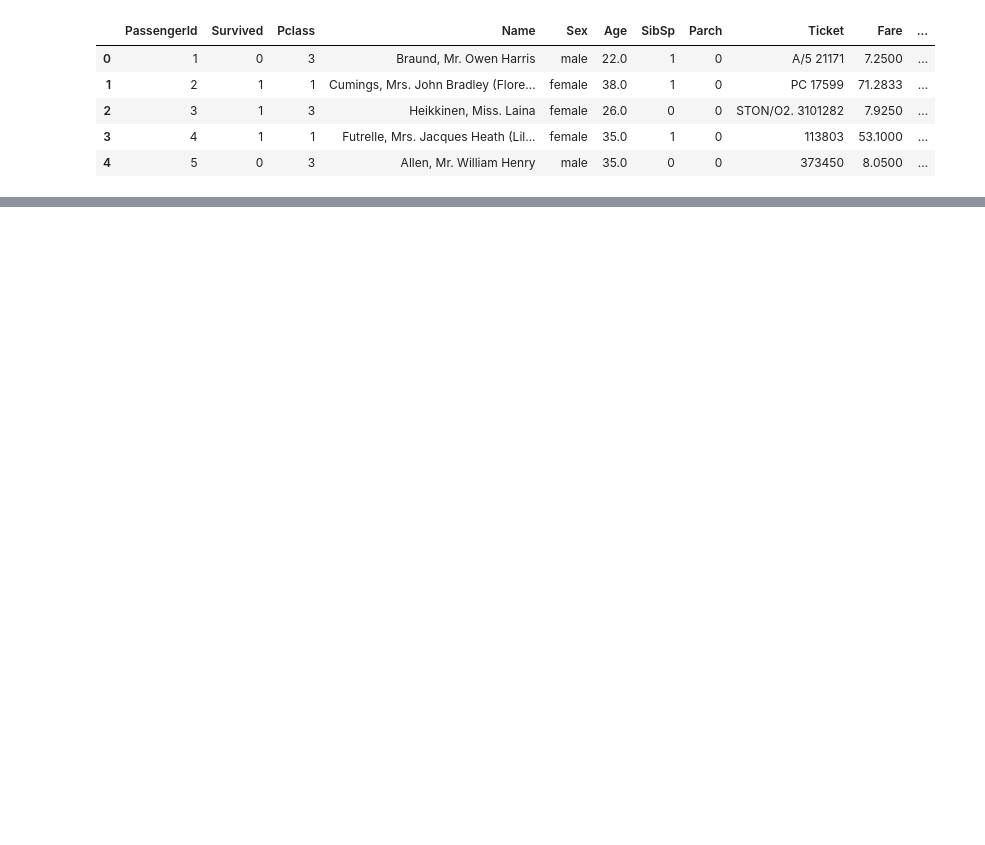
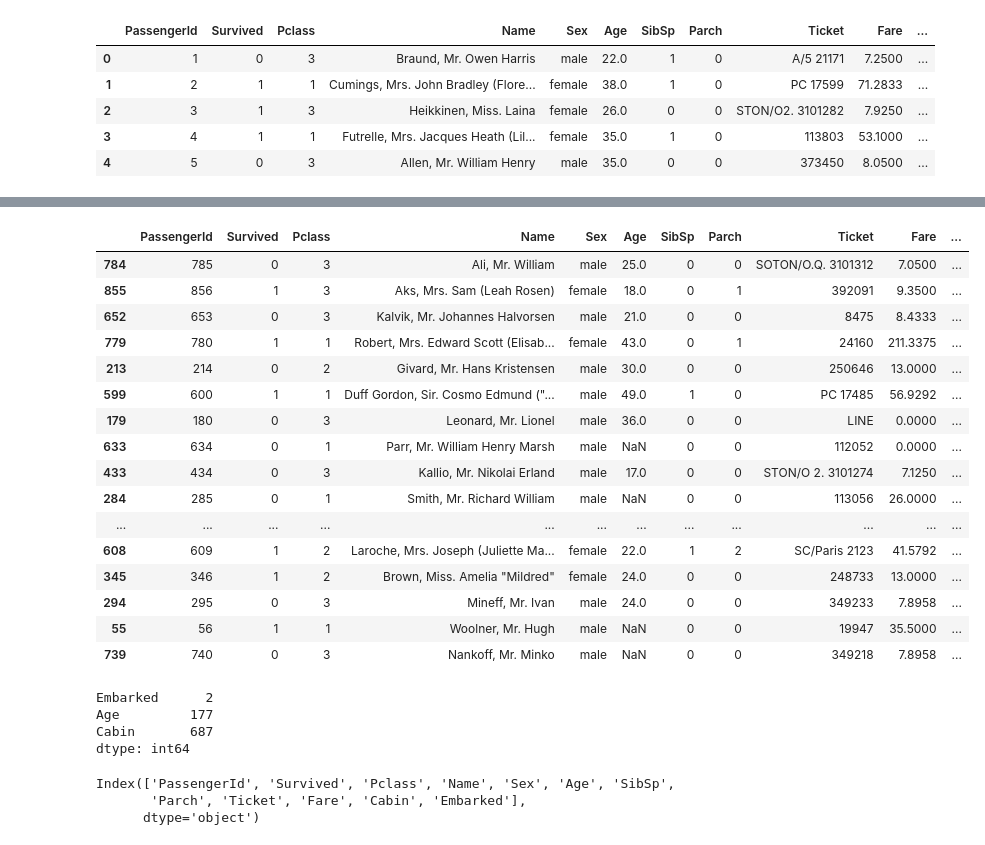
Before and after one commit to innovator-arjun/Titanic-Survival-Prediction, a Jupyter notebook: Titanic-Survival Prediction.ipynb, the cells around one changed output, grey strips where cells are left out. Saved outputs shown, nothing was run; the diff lists cells and outputs as text; code cells hidden in the pictures; blank space fills up the shorter version.

```diff
--- a/Titanic-Survival Prediction.ipynb
+++ b/Titanic-Survival Prediction.ipynb
@@ -13,0 +37,34 @@ tit_train.head()
+# %%
+tit_train.sample(20)
+# %% [output]
+|  | PassengerId | Survived | Pclass | Name | Sex | Age | SibSp | Parch | Ticket | Fare | ... |
+| 784 | 785 | 0 | 3 | Ali, Mr. William | male | 25.0 | 0 | 0 | SOTON/O.Q. 3101312 | 7.0500 | ... |
+| 855 | 856 | 1 | 3 | Aks, Mrs. Sam (Leah Rosen) | female | 18.0 | 0 | 1 | 392091 | 9.3500 | ... |
+| 652 | 653 | 0 | 3 | Kalvik, Mr. Johannes Halvorsen | male | 21.0 | 0 | 0 | 8475 | 8.4333 | ... |
+| 779 | 780 | 1 | 1 | Robert, Mrs. Edward Scott (Elisab... | female | 43.0 | 0 | 1 | 24160 | 211.3375 | ... |
+| 213 | 214 | 0 | 2 | Givard, Mr. Hans Kristensen | male | 30.0 | 0 | 0 | 250646 | 13.0000 | ... |
+| 599 | 600 | 1 | 1 | Duff Gordon, Sir. Cosmo Edmund ("... | male | 49.0 | 1 | 0 | PC 17485 | 56.9292 | ... |
+| 179 | 180 | 0 | 3 | Leonard, Mr. Lionel | male | 36.0 | 0 | 0 | LINE | 0.0000 | ... |
+| 633 | 634 | 0 | 1 | Parr, Mr. William Henry Marsh | male | NaN | 0 | 0 | 112052 | 0.0000 | ... |
+| 433 | 434 | 0 | 3 | Kallio, Mr. Nikolai Erland | male | 17.0 | 0 | 0 | STON/O 2. 3101274 | 7.1250 | ... |
+| 284 | 285 | 0 | 1 | Smith, Mr. Richard William | male | NaN | 0 | 0 | 113056 | 26.0000 | ... |
+| ... | ... | ... | ... | ... | ... | ... | ... | ... | ... | ... | ... |
+| 608 | 609 | 1 | 2 | Laroche, Mrs. Joseph (Juliette Ma... | female | 22.0 | 1 | 2 | SC/Paris 2123 | 41.5792 | ... |
+| 345 | 346 | 1 | 2 | Brown, Miss. Amelia "Mildred" | female | 24.0 | 0 | 0 | 248733 | 13.0000 | ... |
+| 294 | 295 | 0 | 3 | Mineff, Mr. Ivan | male | 24.0 | 0 | 0 | 349233 | 7.8958 | ... |
+| 55 | 56 | 1 | 1 | Woolner, Mr. Hugh | male | NaN | 0 | 0 | 19947 | 35.5000 | ... |
+| 739 | 740 | 0 | 3 | Nankoff, Mr. Minko | male | NaN | 0 | 0 | 349218 | 7.8958 | ... |
+# %%
+null_counts=tit_train.isnull().sum()
+null_counts[null_counts>0].sort_values(ascending=True)
+# %% [output]
+Embarked      2
+Age         177
+Cabin       687
+dtype: int64
+# %%
+print(tit_train.columns)
+# %% [output]
+Index(['PassengerId', 'Survived', 'Pclass', 'Name', 'Sex', 'Age', 'SibSp',
+       'Parch', 'Ticket', 'Fare', 'Cabin', 'Embarked'],
+      dtype='object')
```
Also changed, not shown: parts of 6 cells of this notebook.
